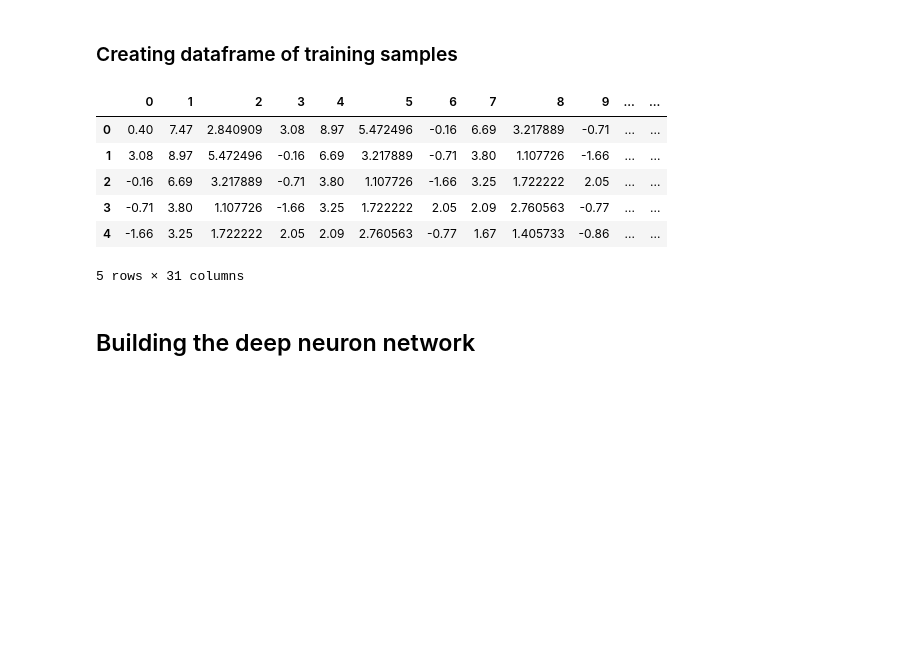
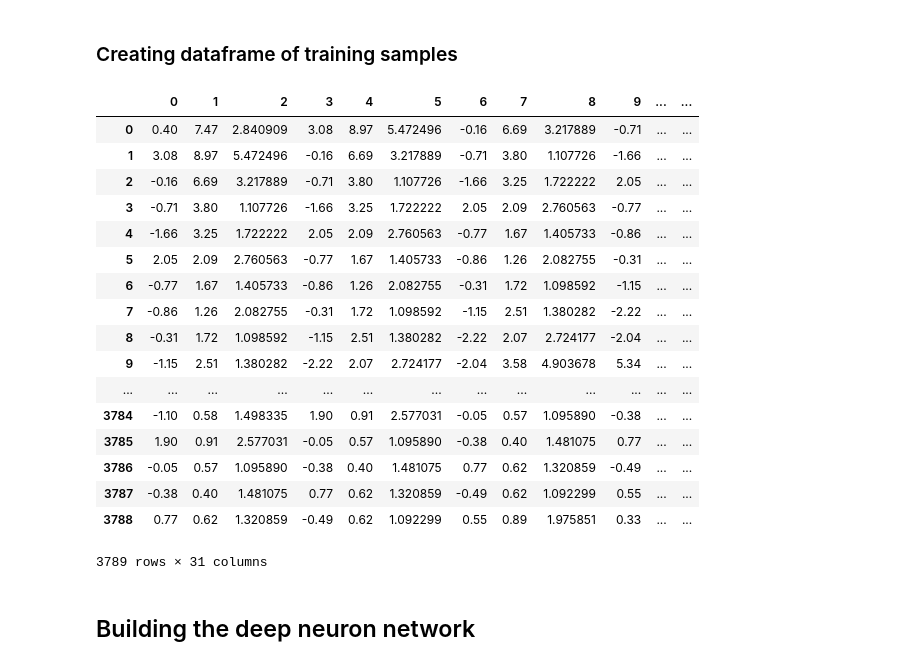
Before and after one commit to foxhlchen/market-miner, a Jupyter notebook: MarketPredictor.ipynb, the cells around one changed output. Drawn from its saved outputs; the diff is of its cells as text; code cells hidden in the pictures; blank space fills up the shorter version.

```diff
--- a/MarketPredictor.ipynb
+++ b/MarketPredictor.ipynb
@@ -39,21 +39,33 @@ clean_df[0:].reset_index(drop=True).head()
 # %%
 df_list = []
 
 for i in range(10):
     df_list.append(clean_df[i:].reset_index(drop=True))
 
 df_list.append(clean_df[['Chg']][10:].reset_index(drop=True))
 
 sample_df = pd.concat(df_list, axis=1, join='inner', ignore_index=True)
-sample_df.head()
+sample_df.loc[:,30] = sample_df.apply(lambda row: 1 if row.loc[30] > 0 else 0, axis=1)
+sample_df
 # %% [output]
 |  | 0 | 1 | 2 | 3 | 4 | 5 | 6 | 7 | 8 | 9 | ... | ... |
 | 0 | 0.40 | 7.47 | 2.840909 | 3.08 | 8.97 | 5.472496 | -0.16 | 6.69 | 3.217889 | -0.71 | ... | ... |
 | 1 | 3.08 | 8.97 | 5.472496 | -0.16 | 6.69 | 3.217889 | -0.71 | 3.80 | 1.107726 | -1.66 | ... | ... |
 | 2 | -0.16 | 6.69 | 3.217889 | -0.71 | 3.80 | 1.107726 | -1.66 | 3.25 | 1.722222 | 2.05 | ... | ... |
 | 3 | -0.71 | 3.80 | 1.107726 | -1.66 | 3.25 | 1.722222 | 2.05 | 2.09 | 2.760563 | -0.77 | ... | ... |
 | 4 | -1.66 | 3.25 | 1.722222 | 2.05 | 2.09 | 2.760563 | -0.77 | 1.67 | 1.405733 | -0.86 | ... | ... |
+| 5 | 2.05 | 2.09 | 2.760563 | -0.77 | 1.67 | 1.405733 | -0.86 | 1.26 | 2.082755 | -0.31 | ... | ... |
+| 6 | -0.77 | 1.67 | 1.405733 | -0.86 | 1.26 | 2.082755 | -0.31 | 1.72 | 1.098592 | -1.15 | ... | ... |
+| 7 | -0.86 | 1.26 | 2.082755 | -0.31 | 1.72 | 1.098592 | -1.15 | 2.51 | 1.380282 | -2.22 | ... | ... |
+| 8 | -0.31 | 1.72 | 1.098592 | -1.15 | 2.51 | 1.380282 | -2.22 | 2.07 | 2.724177 | -2.04 | ... | ... |
+| 9 | -1.15 | 2.51 | 1.380282 | -2.22 | 2.07 | 2.724177 | -2.04 | 3.58 | 4.903678 | 5.34 | ... | ... |
+| ... | ... | ... | ... | ... | ... | ... | ... | ... | ... | ... | ... | ... |
+| 3784 | -1.10 | 0.58 | 1.498335 | 1.90 | 0.91 | 2.577031 | -0.05 | 0.57 | 1.095890 | -0.38 | ... | ... |
+| 3785 | 1.90 | 0.91 | 2.577031 | -0.05 | 0.57 | 1.095890 | -0.38 | 0.40 | 1.481075 | 0.77 | ... | ... |
+| 3786 | -0.05 | 0.57 | 1.095890 | -0.38 | 0.40 | 1.481075 | 0.77 | 0.62 | 1.320859 | -0.49 | ... | ... |
+| 3787 | -0.38 | 0.40 | 1.481075 | 0.77 | 0.62 | 1.320859 | -0.49 | 0.62 | 1.092299 | 0.55 | ... | ... |
+| 3788 | 0.77 | 0.62 | 1.320859 | -0.49 | 0.62 | 1.092299 | 0.55 | 0.89 | 1.975851 | 0.33 | ... | ... |
-5 rows × 31 columns
+3789 rows × 31 columns
 # %% [markdown]
 ## Building the deep neuron network
 # %% [markdown]
```
Also changed, not shown: parts of 6 cells of this notebook.
